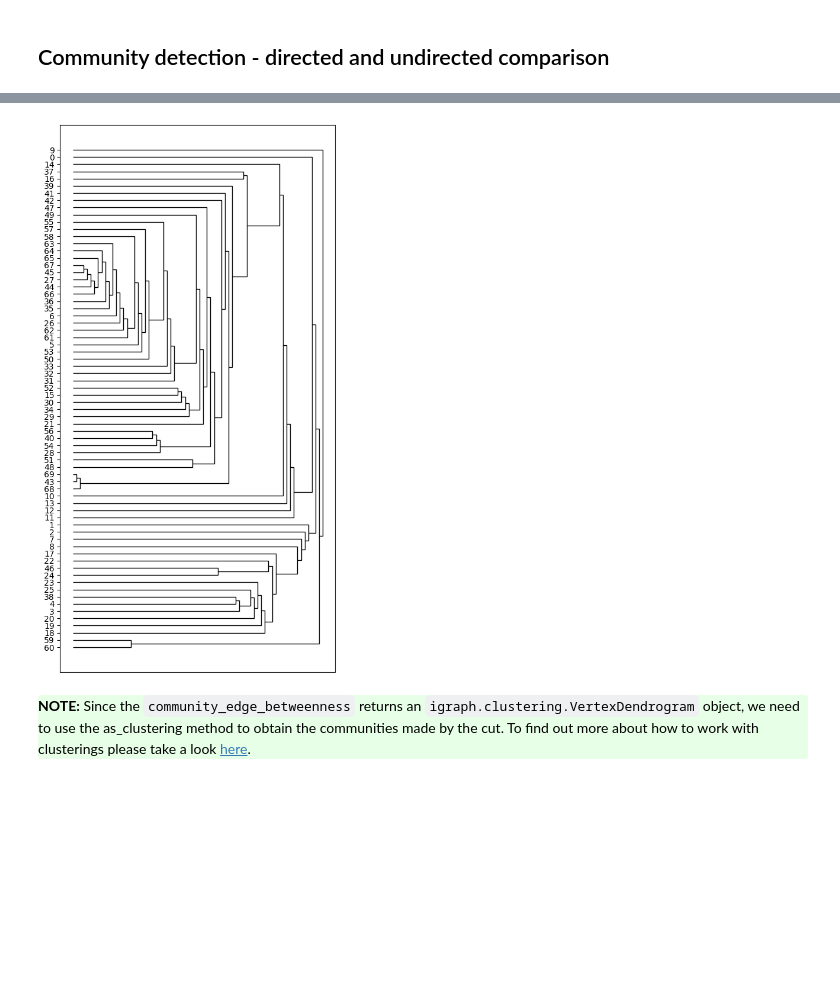
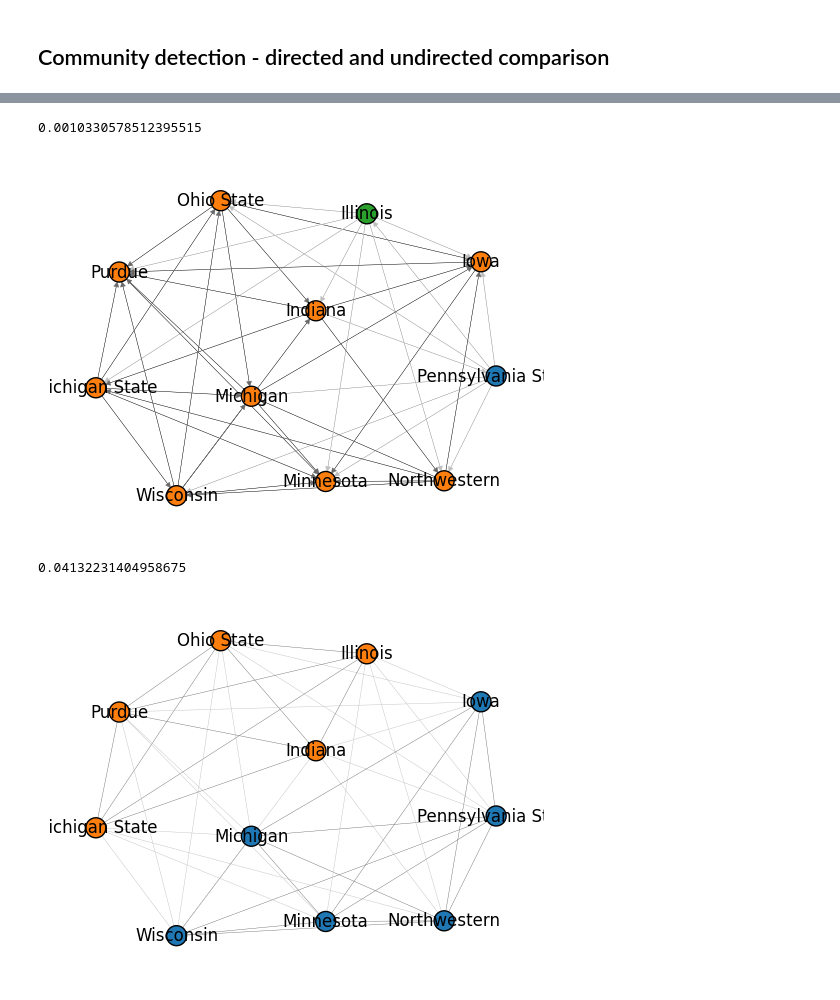
Before and after one commit to igraph/python-igraph, a Jupyter notebook: doc/source/community_detection_guide/notebooks/working_with_directed_networks.ipynb, the cells around one changed output, grey strips where cells are left out. Cells and saved outputs as stored; diff of their text form; code cells hidden in the pictures; blank space fills up the shorter version.

```diff
--- a/doc/source/community_detection_guide/notebooks/working_with_directed_networks.ipynb
+++ b/doc/source/community_detection_guide/notebooks/working_with_directed_networks.ipynb
@@ -79,5 +75,6 @@ print(comms_dir_leiden.modularity)
 # %%
-comms_undir_leiden = g_undirected.community_leiden(objective_function="modularity")
+g_undirected = g.as_undirected(mode="each")
+comms_undir_leiden = g_undirected.community_optimal_modularity()
 style = set_colors(style, comms_undir_leiden)
 ig.plot(comms_undir_leiden, **style);
 print(comms_undir_leiden.modularity)
@@ -87,4 +83,0 @@ print(comms_undir_leiden.modularity)
-# %%
-comms_dir_edge_betweenness = g.community_edge_betweenness().as_clustering()
-style = set_colors(style, comms_dir_edge_betweenness)
-ig.plot(comms_dir_edge_betweenness, **style);
@@ -93,4 +83,0 @@ ig.plot(comms_dir_edge_betweenness, **style);
-# %%
-comms_undir_edge_betweenness = g_undirected.community_edge_betweenness().as_clustering()
-style = set_colors(style, comms_undir_edge_betweenness)
-ig.plot(comms_undir_edge_betweenness, **style);
@@ -99,12 +84,16 @@ ig.plot(comms_undir_edge_betweenness, **style);
-# %%
-fig, ax = plt.subplots(figsize=(6, 12))
-simple_comms = g.community_edge_betweenness()
-ig.plot(simple_comms, target=ax)
-plt.show()
-# %% [output]
-[figure, removed]
-# %% [markdown]
-<div style="background-color: #e6ffe6; border-radius: 3px;">
-
-**NOTE:** Since the `community_edge_betweenness` returns an `igraph.clustering.VertexDendrogram` object, we need to use the as_clustering method to obtain the communities made by the cut. To find out more about how to work with clusterings please take a look [here](./working_with_clusterings.ipynb).
-</div>
+# %%
+comms_dir_leiden = g.community_leiden(objective_function="modularity")
+style = set_colors(style, comms_dir_leiden)
+ig.plot(comms_dir_leiden, **style);
+print(comms_dir_leiden.modularity)
+# %% [output]
+0.0010330578512395515
+[figure, added]
+# %%
+comms_undir_leiden = g_undirected.community_leiden(objective_function="modularity")
+style = set_colors(style, comms_undir_leiden)
+ig.plot(comms_undir_leiden, **style);
+print(comms_undir_leiden.modularity)
+# %% [output]
+0.04132231404958675
+[figure, added]
```
Also changed, not shown: parts of 6 cells of this notebook, 3 other files.
